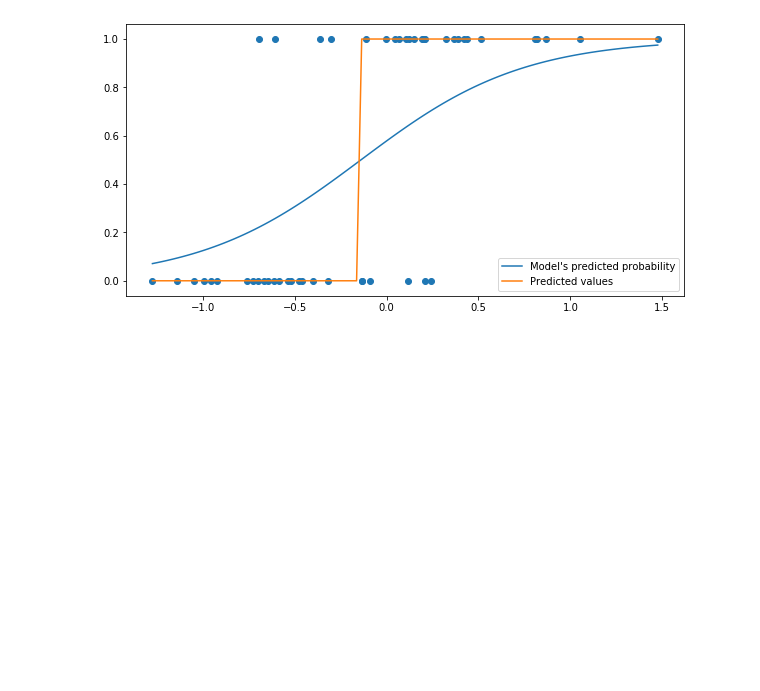
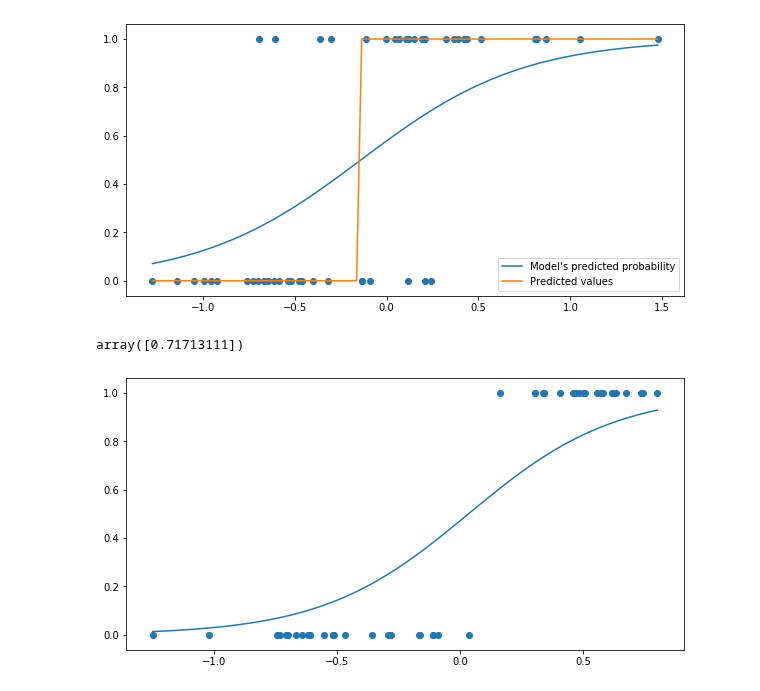
Before and after one commit to max-miller/ds_ground_up, a Jupyter notebook: regression/regression.ipynb, the cells around one changed output. Drawn from its saved outputs; the diff is of its cells as text; code cells hidden in the pictures; blank space fills up the shorter version.

```diff
--- a/regression/regression.ipynb
+++ b/regression/regression.ipynb
@@ -252,3 +252,13 @@ def classification_visual_pred(x,y):
 classification_visual_pred(x_class,y_class)
 # %% [output]
 [figure]
+# %%
+lr.predict([[.25]])
+# %% [output]
+array([0.71713111])
+# %%
+x_class_2, y_class_2 = make_classification(n_samples=50,n_features=1,n_informative=1,n_redundant=0,
+                                       n_classes=2,n_clusters_per_class=1,class_sep=.5,random_state=4)
+classification_visual(x_class_2,y_class_2)
+# %% [output]
+[figure, added]
```
Also changed, not shown: 1 other file.
